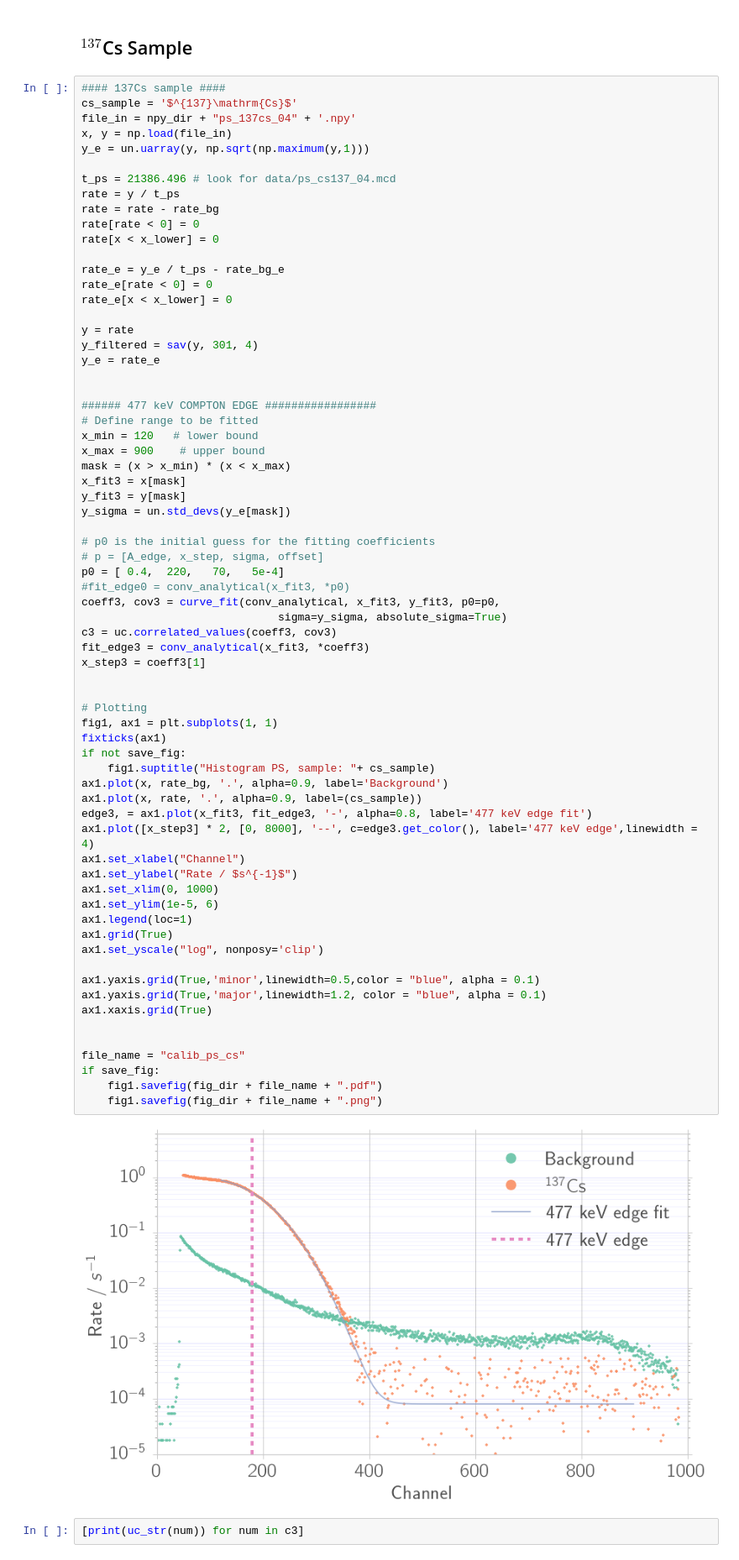
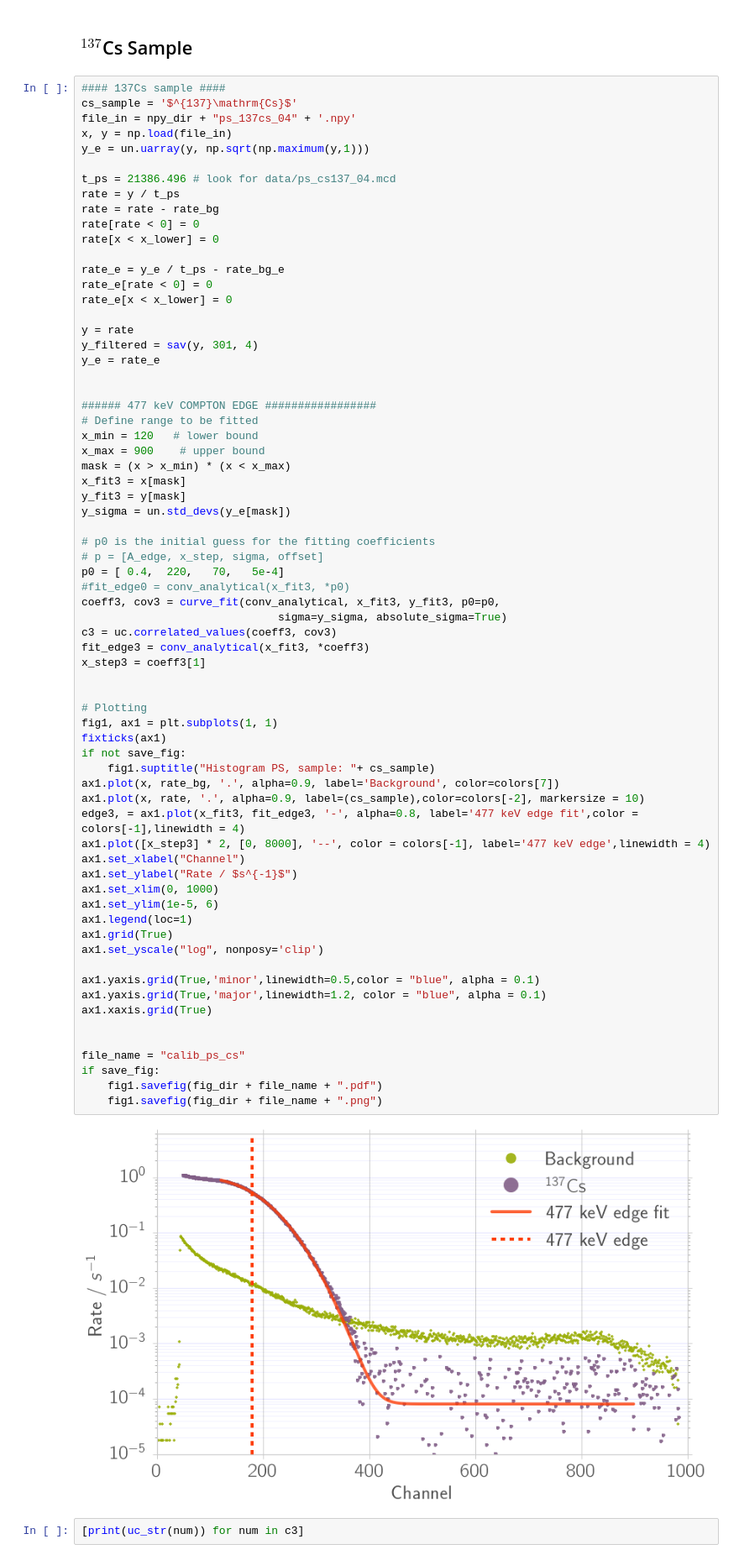
Before and after one commit to Bondzio/fp, a Jupyter notebook: compton/analysis/calibration_ps.ipynb, the cells around one changed output. Shown at 84% size. Saved outputs shown, nothing was run; the diff lists cells and outputs as text.

```diff
--- a/compton/analysis/calibration_ps.ipynb
+++ b/compton/analysis/calibration_ps.ipynb
@@ -284,38 +284,38 @@ p0 = [ 0.4,  220,   70,   5e-4]
 coeff3, cov3 = curve_fit(conv_analytical, x_fit3, y_fit3, p0=p0,
                               sigma=y_sigma, absolute_sigma=True)
 c3 = uc.correlated_values(coeff3, cov3)
 fit_edge3 = conv_analytical(x_fit3, *coeff3)
 x_step3 = coeff3[1]
 
 
 # Plotting
 fig1, ax1 = plt.subplots(1, 1)
 fixticks(ax1)
 if not save_fig:
     fig1.suptitle("Histogram PS, sample: "+ cs_sample)
-ax1.plot(x, rate_bg, '.', alpha=0.9, label='Background')
-ax1.plot(x, rate, '.', alpha=0.9, label=(cs_sample))
-edge3, = ax1.plot(x_fit3, fit_edge3, '-', alpha=0.8, label='477 keV edge fit')
-ax1.plot([x_step3] * 2, [0, 8000], '--', c=edge3.get_color(), label='477 keV edge',linewidth = 4)
+ax1.plot(x, rate_bg, '.', alpha=0.9, label='Background', color=colors[7])
+ax1.plot(x, rate, '.', alpha=0.9, label=(cs_sample),color=colors[-2], markersize = 10)
+edge3, = ax1.plot(x_fit3, fit_edge3, '-', alpha=0.8, label='477 keV edge fit',color = colors[-1],linewidth = 4)
+ax1.plot([x_step3] * 2, [0, 8000], '--', color = colors[-1], label='477 keV edge',linewidth = 4)
 ax1.set_xlabel("Channel")
 ax1.set_ylabel("Rate / $s^{-1}$")
 ax1.set_xlim(0, 1000)
 ax1.set_ylim(1e-5, 6)
 ax1.legend(loc=1)
 ax1.grid(True)
 ax1.set_yscale("log", nonposy='clip')
 
 ax1.yaxis.grid(True,'minor',linewidth=0.5,color = "blue", alpha = 0.1)
 ax1.yaxis.grid(True,'major',linewidth=1.2, color = "blue", alpha = 0.1)
 ax1.xaxis.grid(True)
 
 
 file_name = "calib_ps_cs"
 if save_fig:
     fig1.savefig(fig_dir + file_name + ".pdf")
     fig1.savefig(fig_dir + file_name + ".png")
 # %% [output]
-[figure, old version]
+[figure, new version]
 # %%
 [print(uc_str(num)) for num in c3]
 # %% [output]
```
Also changed, not shown: 13 other files.
